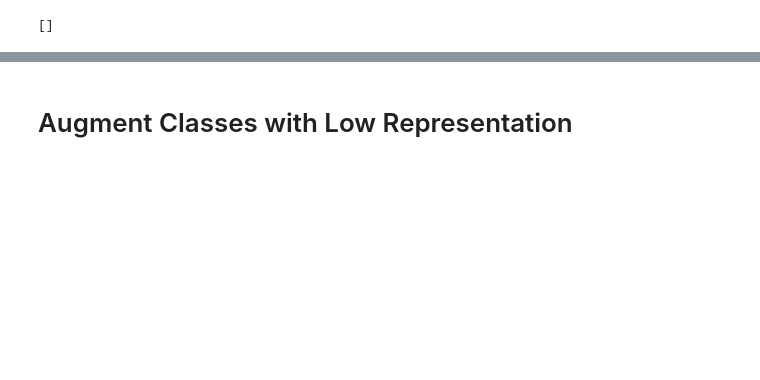
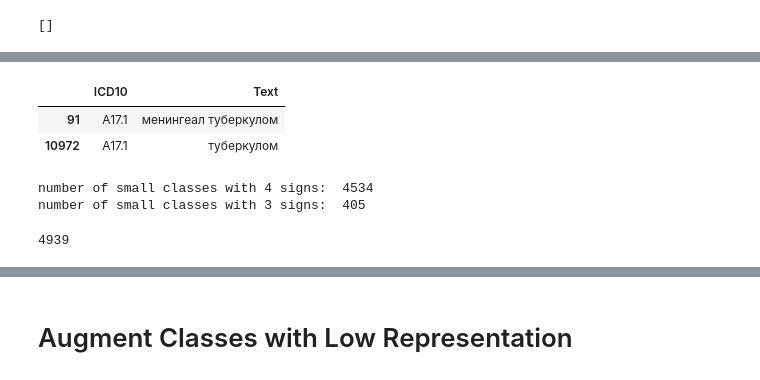
Before and after one commit to BorisVelichkov/icd10-slavic-multilingual-bert, a Jupyter notebook: notebooks/Prepare-Data-ICD10.ipynb, the cells around one changed output, grey strips where cells are left out. Drawn from its saved outputs; the diff is of its cells as text; code cells hidden in the pictures; blank space fills up the shorter version.

```diff
--- a/notebooks/Prepare-Data-ICD10.ipynb
+++ b/notebooks/Prepare-Data-ICD10.ipynb
@@ -12,12 +12,13 @@ ORIGINAL_BASE_PATH = '..\\data\\original\\'
 DIR_SEPARATOR = '\\' # /
 
 ICD10_BG_4SIGN = 'ICD10_bg_4sign.csv'
-ICD10_BG_3SIGN = 'ICD10_bg_3sign.csv'
-ICD10_ALL_4SIGN = 'ICD10_all_4sign.csv'
-ICD10_ALL_3SIGN = 'ICD10_all_3sign.csv'
+#ICD10_BG_3SIGN = 'ICD10_bg_3sign.csv'
+ICD10_ALL_4SIGN = 'ICD10_4sign.csv'
+#ICD10_ALL_3SIGN = 'ICD10_all_3sign.csv'
 
 LABEL_COLUMN = 'ICD10'
 TEXT_COLUMN = 'Text'
+PRED_CLASS = 'pred_class'
 # %% [markdown]
 # Create Classes Files
 # %%
@@ -203,0 +185,4 @@ df_3sign_stemmed.head()
+# %%
+df_4sign_stemmed = df_4sign_stemmed.drop_duplicates()
+df_4sign_stemmed = df_4sign_stemmed[df_4sign_stemmed[TEXT_COLUMN].str.len() >= 2]
+df_4sign_stemmed.shape
@@ -217,0 +232,12 @@ print(differences_3sign)
+# %%
+df_4sign_stemmed[df_4sign_stemmed[LABEL_COLUMN] == 'A17.1']
+# %% [output]
+|  | ICD10 | Text |
+| 91 | A17.1 | менингеал туберкулом |
+| 10972 | A17.1 | туберкулом |
+# %%
+print('number of small classes with 4 signs: ', len(small_classes_4sign[(small_classes_4sign.str.len() == 5)]))
+print('number of small classes with 3 signs: ', len(small_classes_4sign[(small_classes_4sign.str.len() == 3)]))
+# %% [output]
+number of small classes with 4 signs:  4534
+number of small classes with 3 signs:  405
@@ -217,0 +250,4 @@ print(differences_3sign)
+# %%
+len(small_classes_4sign_unique)
+# %% [output]
+4939
```
Also changed, not shown: parts of 52 cells of this notebook, 23 other files.
